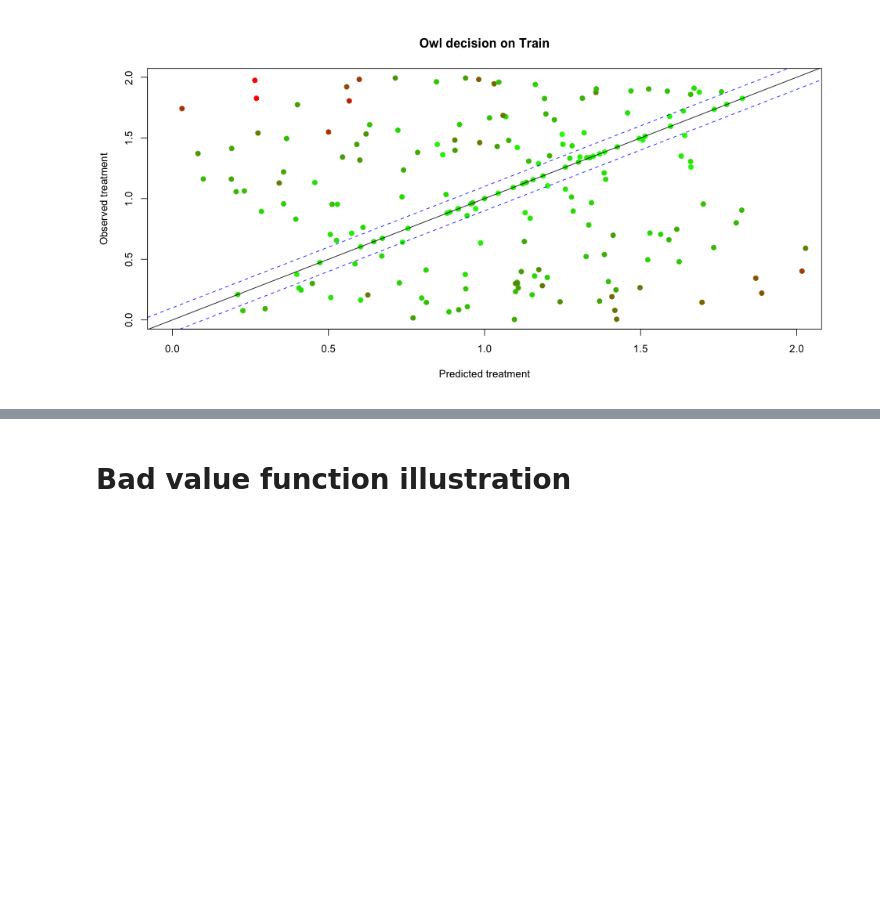
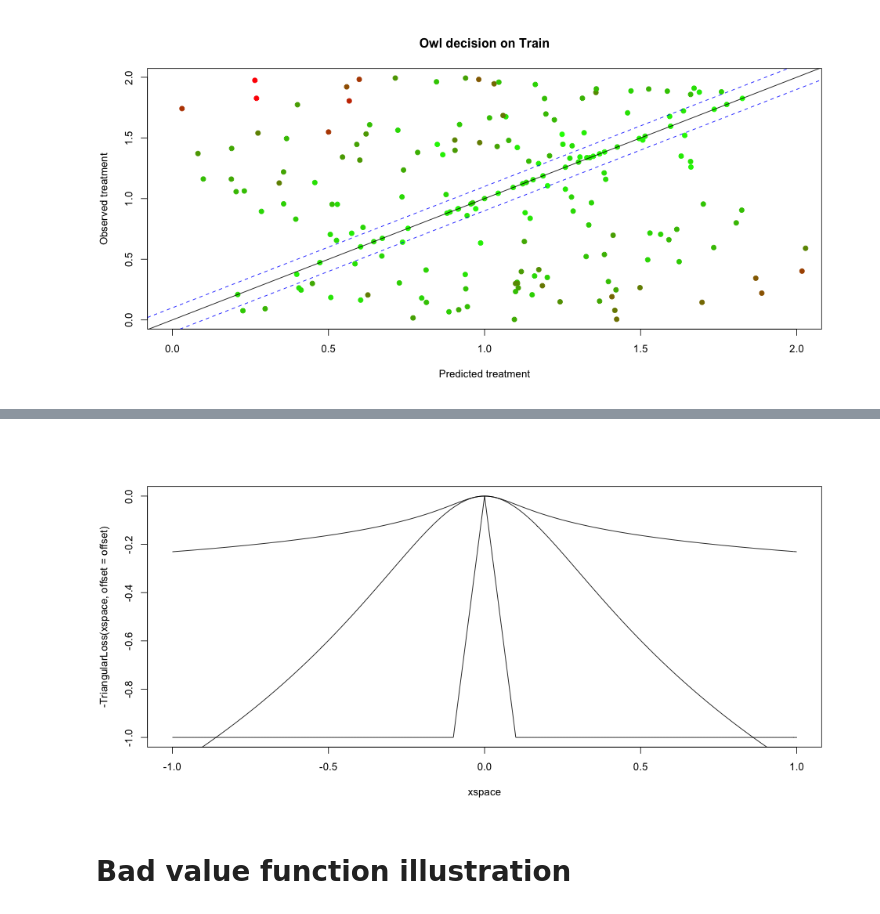
Before and after one commit to bestxolodec/DTR, a Jupyter notebook: notebooks/DifferentKernelOptimization.ipynb, the cells around one changed output, grey strips where cells are left out. Saved outputs shown, nothing was run; the diff lists cells and outputs as text; code cells hidden in the pictures; blank space fills up the shorter version.

```diff
--- a/notebooks/DifferentKernelOptimization.ipynb
+++ b/notebooks/DifferentKernelOptimization.ipynb
@@ -290,3 +401,14 @@ PlotDecsionsVersusObserved(train, PolicyFunLinearKernel, opt.decision, offset =
+# %%
+offset=0.1
+const = 3
+xspace <-  seq(-1, 1, 0.01)
+plot(xspace, - TriangularLoss(xspace, offset=offset), type="l")
+lines(xspace, - CauchyLoss(xspace, offset), type="l")
+lines(xspace, - const * CauchyLoss(xspace, const  * offset), type="l")
+# plot(xspace, MeshalkinLoss.grad(xspace, offset=offset), type="l")
+# plot(xspace, MeshalkinLoss.hess(xspace, offset=offset), type="l")
+# %% [output]
+[figure, added]
 # %% [markdown]
 # Bad value function illustration
 # %%
```
Also changed, not shown: parts of 23 cells of this notebook, 2 other files.
